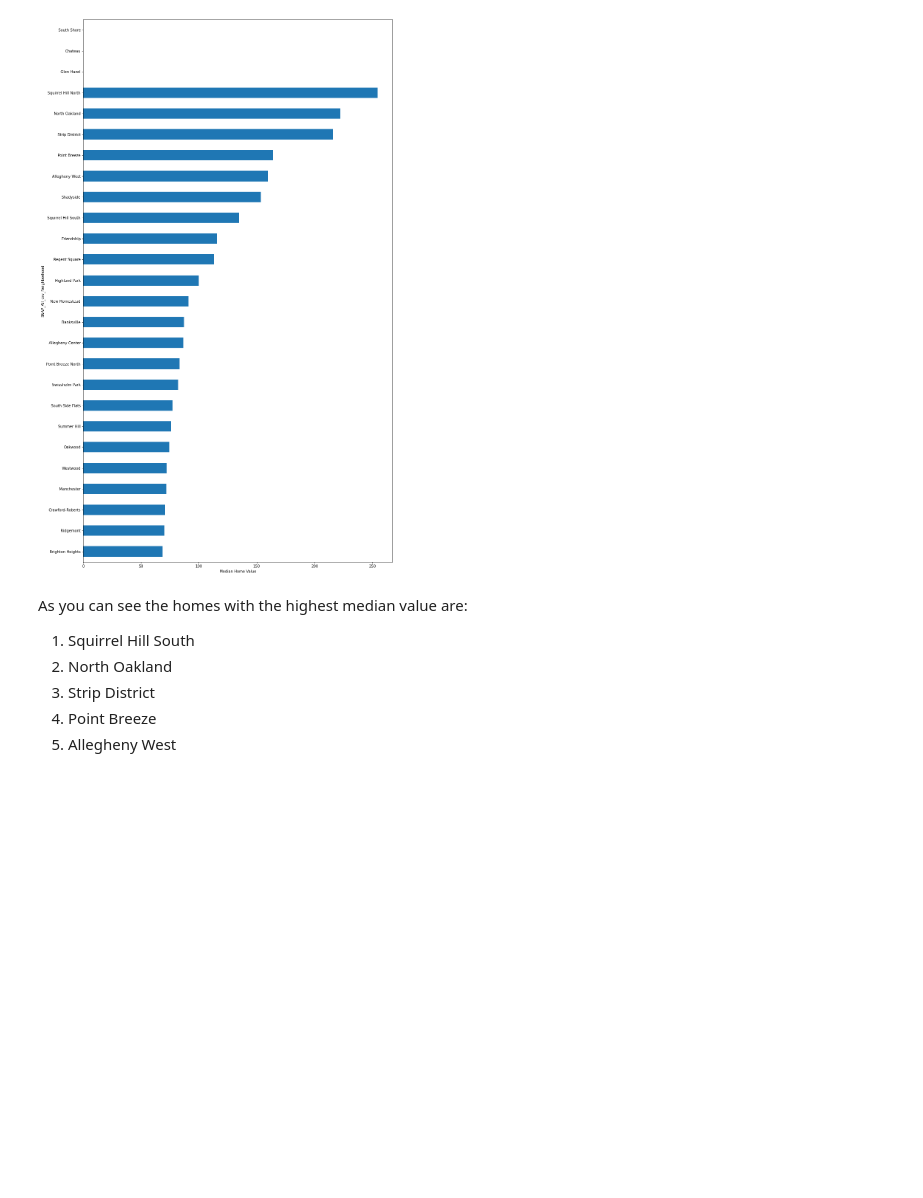
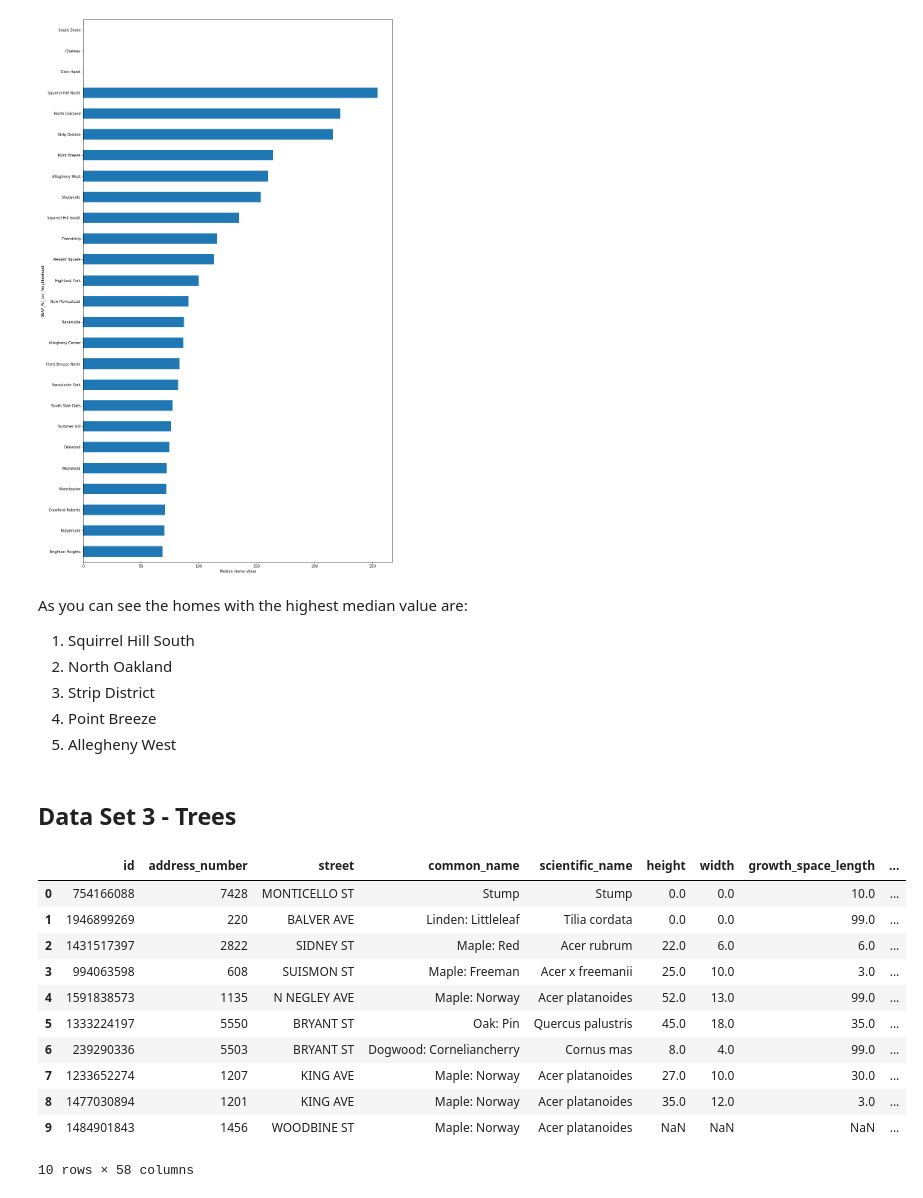
Before and after one commit to areejmohsin/Final-Project, a Jupyter notebook: FinalProject.ipynb, the cells around one changed output. Saved outputs shown, nothing was run; the diff lists cells and outputs as text; code cells hidden in the pictures; blank space fills up the shorter version.

```diff
--- a/FinalProject.ipynb
+++ b/FinalProject.ipynb
@@ -176,3 +176,5 @@ As you can see the homes with the highest median value are:
 3. Strip District
 4. Point Breeze
 5. Allegheny West
+# %% [markdown]
+## Data Set 3 - Trees
@@ -178,0 +187,16 @@ As you can see the homes with the highest median value are:
+# %%
+data = pd.read_csv("https://data.wprdc.org/datastore/dump/1515a93c-73e3-4425-9b35-1cd11b2196da", low_memory = False)
+data.head(10)
+# %% [output]
+|  | id | address_number | street | common_name | scientific_name | height | width | growth_space_length | ... |
+| 0 | 754166088 | 7428 | MONTICELLO ST | Stump | Stump | 0.0 | 0.0 | 10.0 | ... |
+| 1 | 1946899269 | 220 | BALVER AVE | Linden: Littleleaf | Tilia cordata | 0.0 | 0.0 | 99.0 | ... |
+| 2 | 1431517397 | 2822 | SIDNEY ST | Maple: Red | Acer rubrum | 22.0 | 6.0 | 6.0 | ... |
+| 3 | 994063598 | 608 | SUISMON ST | Maple: Freeman | Acer x freemanii | 25.0 | 10.0 | 3.0 | ... |
+| 4 | 1591838573 | 1135 | N NEGLEY AVE | Maple: Norway | Acer platanoides | 52.0 | 13.0 | 99.0 | ... |
+| 5 | 1333224197 | 5550 | BRYANT ST | Oak: Pin | Quercus palustris | 45.0 | 18.0 | 35.0 | ... |
+| 6 | 239290336 | 5503 | BRYANT ST | Dogwood: Corneliancherry | Cornus mas | 8.0 | 4.0 | 99.0 | ... |
+| 7 | 1233652274 | 1207 | KING AVE | Maple: Norway | Acer platanoides | 27.0 | 10.0 | 30.0 | ... |
+| 8 | 1477030894 | 1201 | KING AVE | Maple: Norway | Acer platanoides | 35.0 | 12.0 | 3.0 | ... |
+| 9 | 1484901843 | 1456 | WOODBINE ST | Maple: Norway | Acer platanoides | NaN | NaN | NaN | ... |
+10 rows × 58 columns
```
Also changed, not shown: parts of 10 cells of this notebook.
